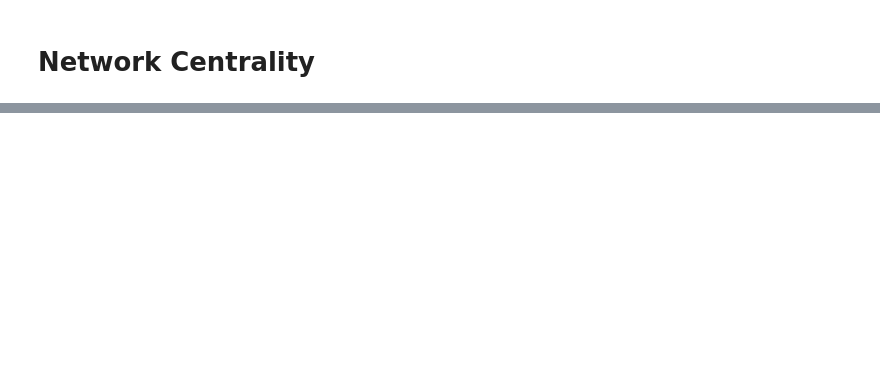
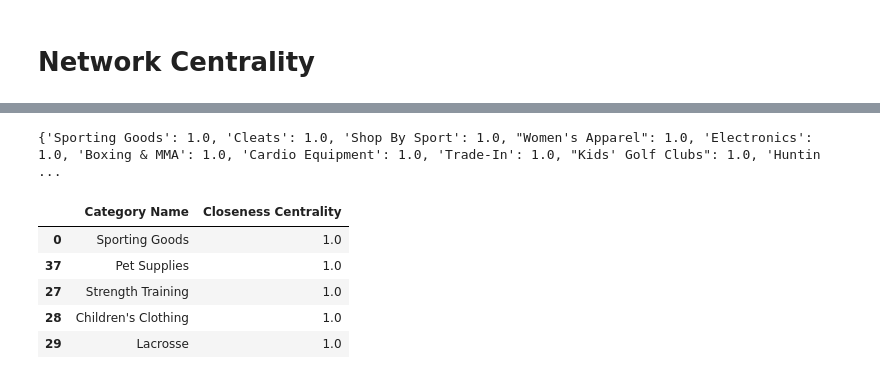
Before and after one commit to 18520339/social-network-analysis, a Jupyter notebook: source.ipynb, the cells around one changed output, grey strips where cells are left out. Saved outputs shown, nothing was run; the diff lists cells and outputs as text; code cells hidden in the pictures; blank space fills up the shorter version.

```diff
--- a/source.ipynb
+++ b/source.ipynb
@@ -249 +281,17 @@ plt.show()
+# %%
+# Closeness Centrality
+closeness = nx.closeness_centrality(G)
+closeness_result = pd.DataFrame(closeness.items(), columns=['Category Name', 'Closeness Centrality'])
+closeness_result.sort_values('Closeness Centrality', ascending=False, inplace=True)
+
+print(closeness)
+closeness_result.head()
+# %% [output]
+{'Sporting Goods': 1.0, 'Cleats': 1.0, 'Shop By Sport': 1.0, "Women's Apparel": 1.0, 'Electronics': 1.0, 'Boxing & MMA': 1.0, 'Cardio Equipment': 1.0, 'Trade-In': 1.0, "Kids' Golf Clubs": 1.0, 'Huntin ...
+|  | Category Name | Closeness Centrality |
+| 0 | Sporting Goods | 1.0 |
+| 37 | Pet Supplies | 1.0 |
+| 27 | Strength Training | 1.0 |
+| 28 | Children's Clothing | 1.0 |
+| 29 | Lacrosse | 1.0 |
 # %%
```
Also changed, not shown: parts of 11 cells of this notebook.
